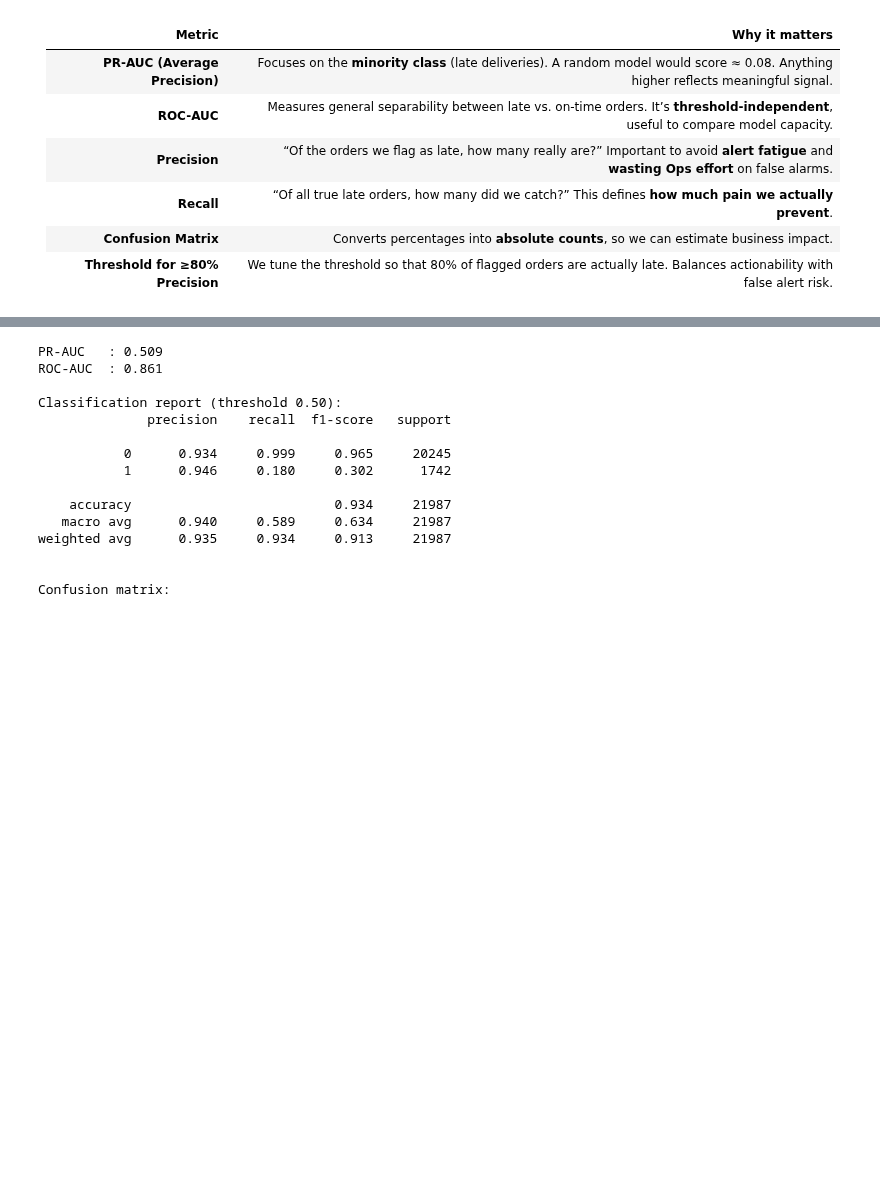
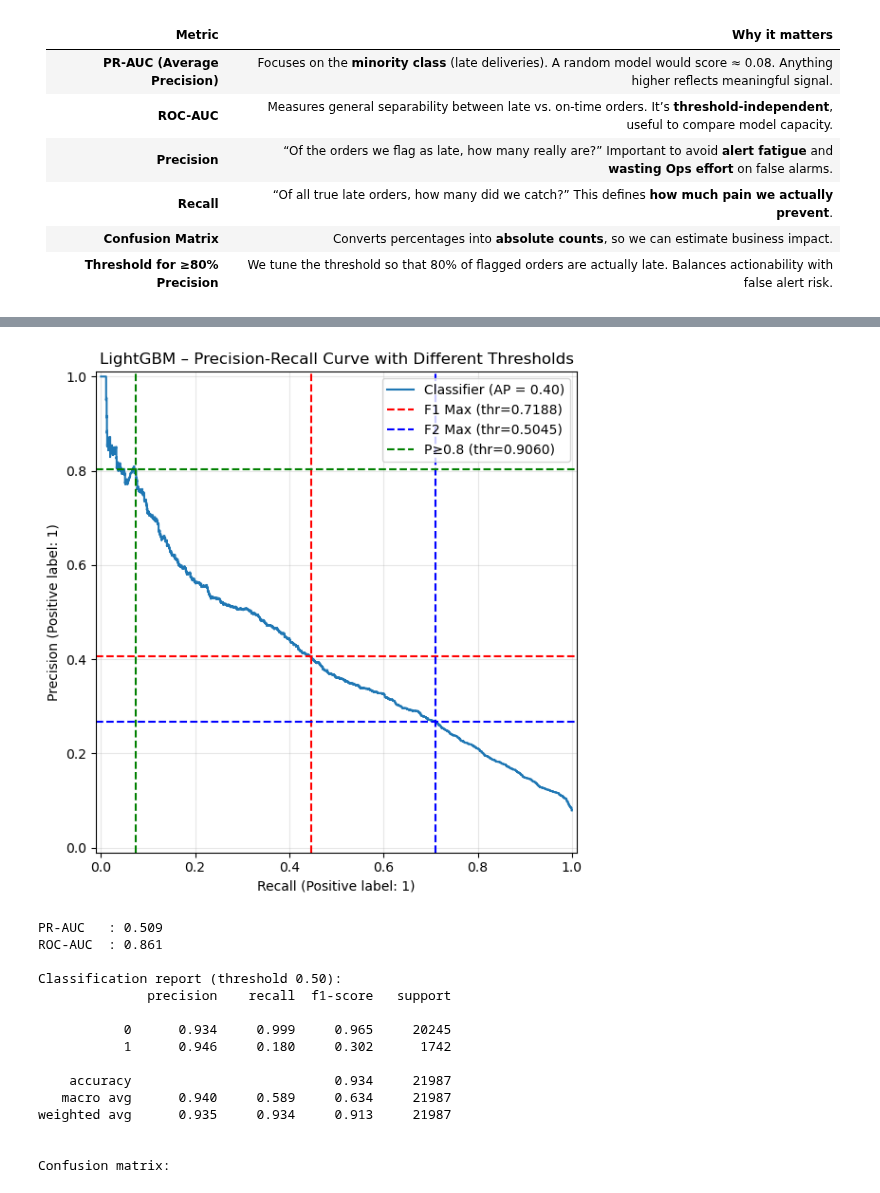
Before and after one commit to RioPramana21/Final-Project-Olist, a Jupyter notebook: preparation_notebooks/Machine Learning Model Building.ipynb, the cells around one changed output, grey strips where cells are left out. Drawn from its saved outputs; the diff is of its cells as text; code cells hidden in the pictures; blank space fills up the shorter version.

Commit message:
Cleaned some data

```diff
--- a/preparation_notebooks/Machine Learning Model Building.ipynb
+++ b/preparation_notebooks/Machine Learning Model Building.ipynb
@@ -480,0 +608,85 @@ from sklearn.metrics import (
+# %%
+# Find a threshold that balances precision and recall for LightGBM
+precisions, recalls, thresholds = precision_recall_curve(y_test, y_prob)
+
+# Option 1: Find threshold for specific target recall
+target_recall = 0.75  # We want to catch 75% of late deliveries
+idx = np.where((recalls >= target_recall) & (recalls < 1.0))[0]
+if idx.size:
+    best_recall_thr = thresholds[idx[0]]
+    print(f"Threshold for ≥{target_recall*100:.0f}% recall: {best_recall_thr:.4f}")
+    print(f"  resulting precision     : {precisions[idx[0]]:.4f}")
+else:
+    print(f"Model cannot reach {target_recall*100:.0f}% recall")
+
+# Option 2: Find threshold for good precision (e.g., 80%)
+target_precision = 0.80
+idx_prec = np.where(precisions >= target_precision)[0]
+if idx_prec.size:
+    # Get the highest recall that maintains target precision
+    max_recall_idx = idx_prec[np.argmax(recalls[idx_prec])]
+    best_prec_thr = thresholds[max_recall_idx]
+    print(f"\nThreshold for ≥{target_precision*100:.0f}% precision: {best_prec_thr:.4f}")
+    print(f"  resulting recall        : {recalls[max_recall_idx]:.4f}")
+else:
+    print(f"\nModel cannot reach {target_precision*100:.0f}% precision")
+
+# Option 3: F1 score optimization (balance between precision and recall)
+f1_scores = 2 * (precisions * recalls) / (precisions + recalls + 1e-10)
+best_f1_idx = np.argmax(f1_scores)
+best_f1_thr = thresholds[best_f1_idx]
+print(f"\nThreshold for maximum F1 score: {best_f1_thr:.4f}")
+print(f"  resulting precision     : {precisions[best_f1_idx]:.4f}")
+print(f"  resulting recall        : {recalls[best_f1_idx]:.4f}")
+print(f"  resulting F1 score      : {f1_scores[best_f1_idx]:.4f}")
+
+# Option 4: F-beta optimization that prioritizes recall
+beta = 2  # Beta > 1 favors recall over precision (beta=2 weights recall twice as much as precision)
+fbeta_scores = (1 + beta**2) * (precisions * recalls) / ((beta**2 * precisions) + recalls + 1e-10)
+best_fbeta_idx = np.argmax(fbeta_scores)
+best_fbeta_thr = thresholds[best_fbeta_idx]
+print(f"\nThreshold for maximum F{beta} score: {best_fbeta_thr:.4f}")
+print(f"  resulting precision     : {precisions[best_fbeta_idx]:.4f}")
+print(f"  resulting recall        : {recalls[best_fbeta_idx]:.4f}")
+print(f"  resulting F{beta} score      : {fbeta_scores[best_fbeta_idx]:.4f}")
+
+# Select F-beta threshold as our chosen threshold
+chosen_threshold = best_fbeta_thr
+
+# Build predictions using the chosen threshold
+y_pred_balanced = (y_prob >= chosen_threshold).astype(int)
+
+print("\nClassification report at F-beta optimized threshold:")
+print(classification_report(y_test, y_pred_balanced, digits=3))
+
+# Display a confusion matrix
+cm = confusion_matrix(y_test, y_pred_balanced)
+display(pd.DataFrame(
+    cm,
+    index=["Actual On-time","Actual Late"],
+    columns=["Pred On-time","Pred Late"]
+))
+
+# Create precision-recall curve visualization
+fig, ax = plt.figure(figsize=(10, 6)), plt.gca()
+PrecisionRecallDisplay.from_predictions(y_test, y_prob, ax=ax)
+
+# Add vertical and horizontal lines for F1 threshold
+plt.axvline(x=recalls[best_f1_idx], color='r', linestyle='--', label=f'F1 Max (thr={best_f1_thr:.4f})')
+plt.axhline(y=precisions[best_f1_idx], color='r', linestyle='--')
+
+# Add vertical and horizontal lines for F-beta threshold
+plt.axvline(x=recalls[best_fbeta_idx], color='b', linestyle='--', label=f'F{beta} Max (thr={best_fbeta_thr:.4f})')
+plt.axhline(y=precisions[best_fbeta_idx], color='b', linestyle='--')
+
+# Add vertical and horizontal lines for 80% precision threshold
+plt.axvline(x=recalls[max_recall_idx], color='g', linestyle='--', label=f'P≥{target_precision} (thr={best_prec_thr:.4f})')
+plt.axhline(y=precisions[max_recall_idx], color='g', linestyle='--')
+
+# Enhance the plot
+plt.title("LightGBM – Precision-Recall Curve with Different Thresholds")
+plt.grid(True, alpha=0.3)
+plt.legend(loc='best')
+plt.tight_layout()
+plt.show()
+# %% [output]
@@ -481,3 +713,4 @@ from sklearn.metrics import (
+[figure, added]
 # %%
 # --- rebuild the pipeline exactly as in the benchmark -------------
 rf_pipe = Pipeline([
```
Also changed, not shown: parts of 4 cells of this notebook, 17 other files.
